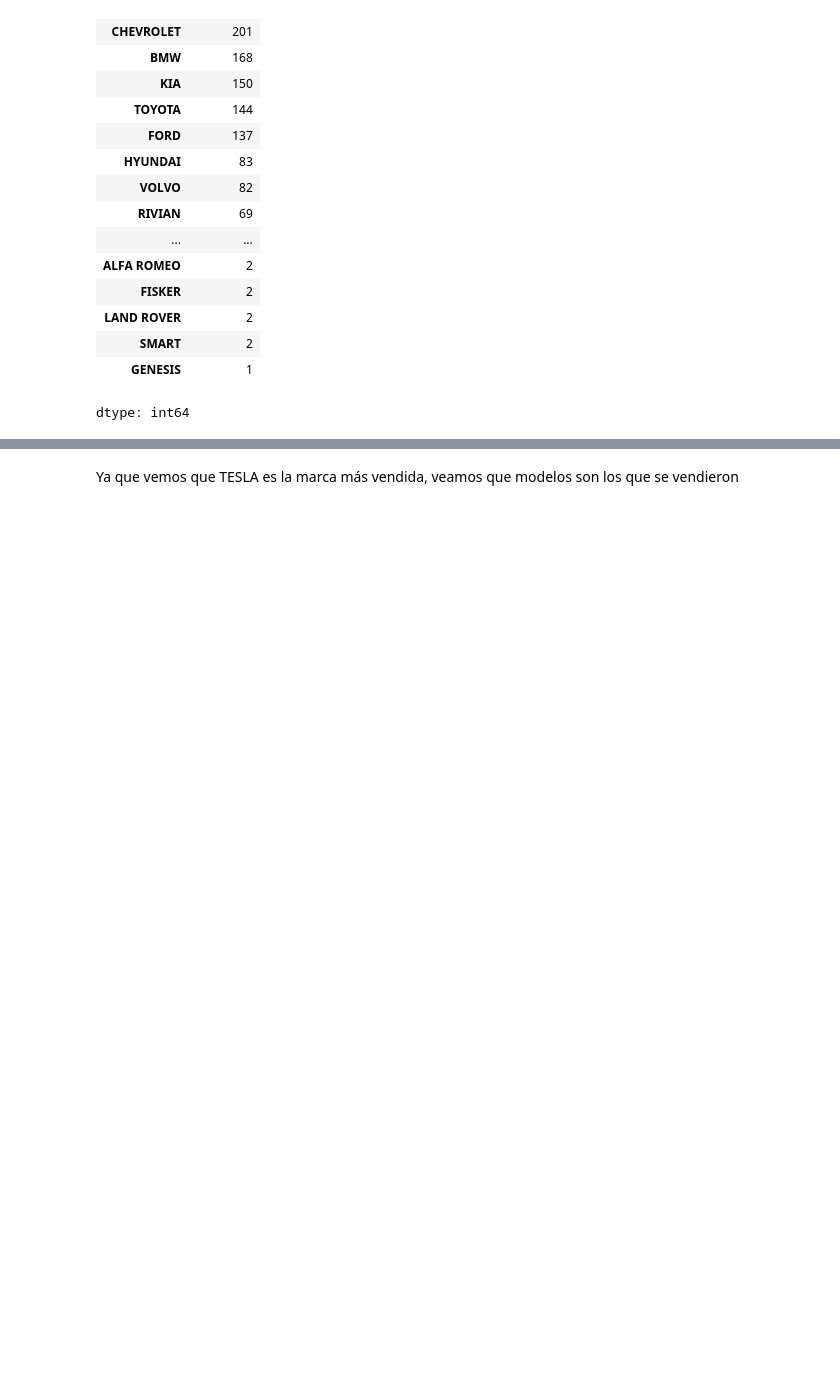
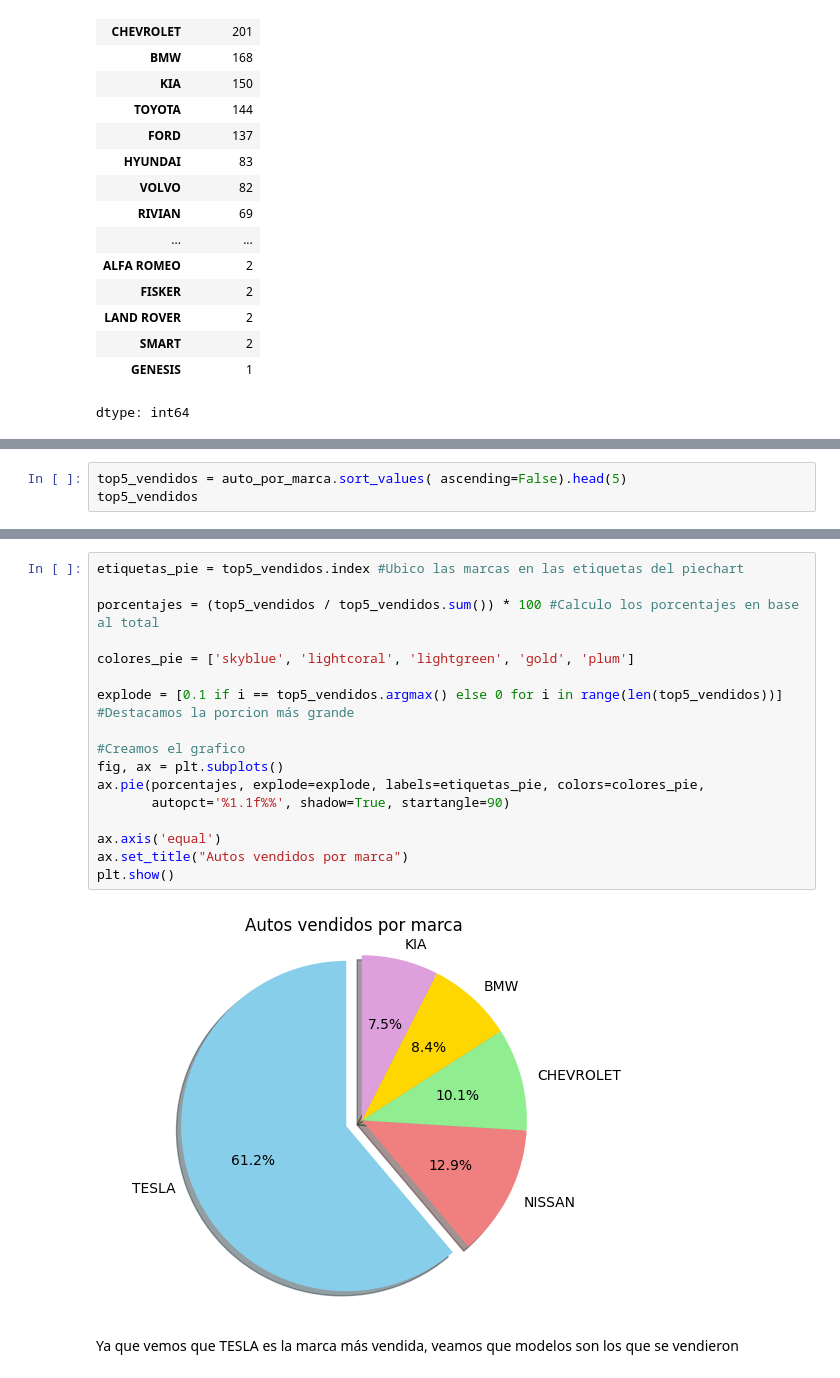
Before and after one commit to Tarde98/DataScienceI, a Jupyter notebook: dataSetTardella.ipynb, the cells around one changed output, grey strips where cells are left out. Cells and saved outputs as stored; diff of their text form; blank space fills up the shorter version.

```diff
--- a/dataSetTardella.ipynb
+++ b/dataSetTardella.ipynb
@@ -125,0 +128,3 @@ dtype: int64
+# %%
+top5_vendidos = auto_por_marca.sort_values( ascending=False).head(5)
+top5_vendidos
@@ -126,3 +140,22 @@ dtype: int64
+# %%
+etiquetas_pie = top5_vendidos.index #Ubico las marcas en las etiquetas del piechart
+
+porcentajes = (top5_vendidos / top5_vendidos.sum()) * 100 #Calculo los porcentajes en base al total
+
+colores_pie = ['skyblue', 'lightcoral', 'lightgreen', 'gold', 'plum']
+
+explode = [0.1 if i == top5_vendidos.argmax() else 0 for i in range(len(top5_vendidos))] #Destacamos la porcion más grande
+
+#Creamos el grafico
+fig, ax = plt.subplots()
+ax.pie(porcentajes, explode=explode, labels=etiquetas_pie, colors=colores_pie,
+       autopct='%1.1f%%', shadow=True, startangle=90)
+
+ax.axis('equal')
+ax.set_title("Autos vendidos por marca")
+plt.show()
+# %% [output]
+[figure, added]
 # %% [markdown]
 Ya que vemos que TESLA es la marca más vendida, veamos que modelos son los que se vendieron
 # %%
```
Also changed, not shown: parts of 6 cells of this notebook.
